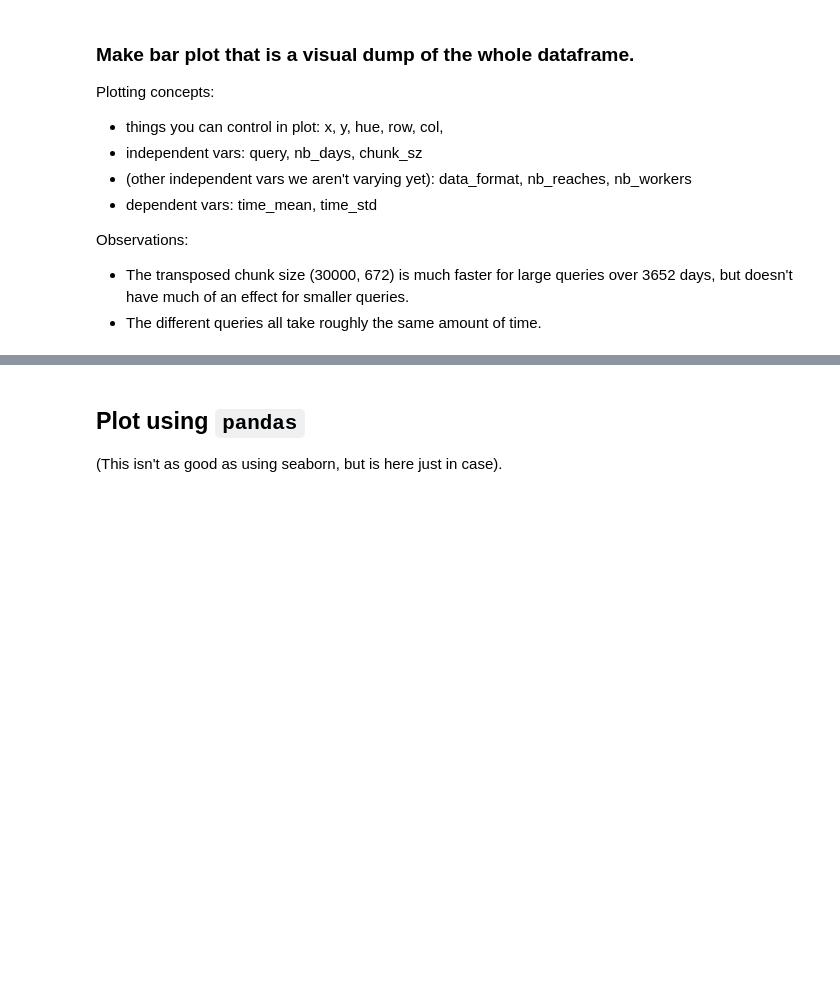
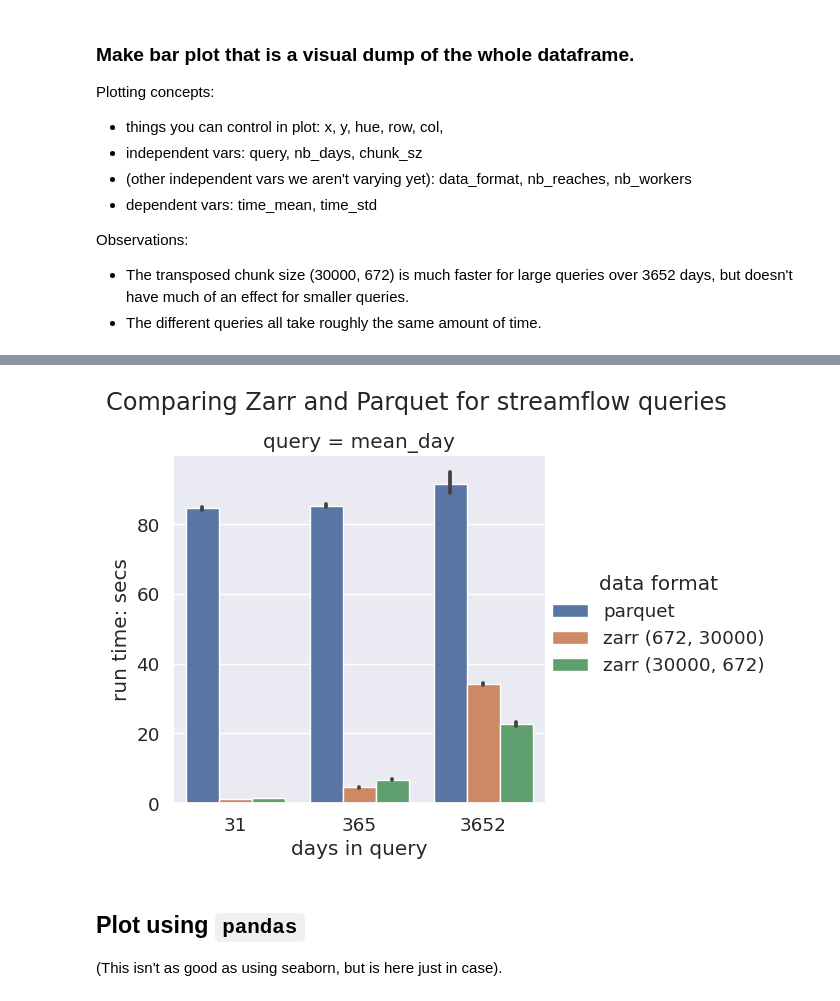
Before and after one commit to azavea/noaa-hydro-data, a Jupyter notebook: src/esip-2022-presentation/plot_results.ipynb, the cells around one changed output, grey strips where cells are left out. Saved outputs shown, nothing was run; the diff lists cells and outputs as text; code cells hidden in the pictures; blank space fills up the shorter version.

```diff
--- a/src/esip-2022-presentation/plot_results.ipynb
+++ b/src/esip-2022-presentation/plot_results.ipynb
@@ -132,3 +118,24 @@ with tempfile.NamedTemporaryFile() as tf:
+# %%
+df = pd.concat([parquet_df.query('query == "mean_day"'), zarr_df.query('query == "mean_day"')])
+
+data_format = []
+for _data_format, _chunk_shape in zip(df.data_format.values, df['chunk shape'].values):
+    if _data_format == 'zarr':
+        data_format.append(f'zarr {_chunk_shape}')
+    else:
+        data_format.append('parquet')
+
+df['data format'] = data_format
+# %%
+plot = sns.catplot(
+    x='days in query', y='run time: secs', col='query', hue='data format',
+    kind='bar', data=df)
+fig = plot.fig
+fig.subplots_adjust(top=0.85)
+fig.suptitle('Comparing Zarr and Parquet for streamflow queries')
+savefig_s3(fig, join(out_root_uri, 'compare.png'), format='png', dpi=200)
+# %% [output]
+[figure, added]
 # %% [markdown]
 ## Plot using `pandas`
 
```
Also changed, not shown: parts of 11 cells of this notebook, 1 other file.
